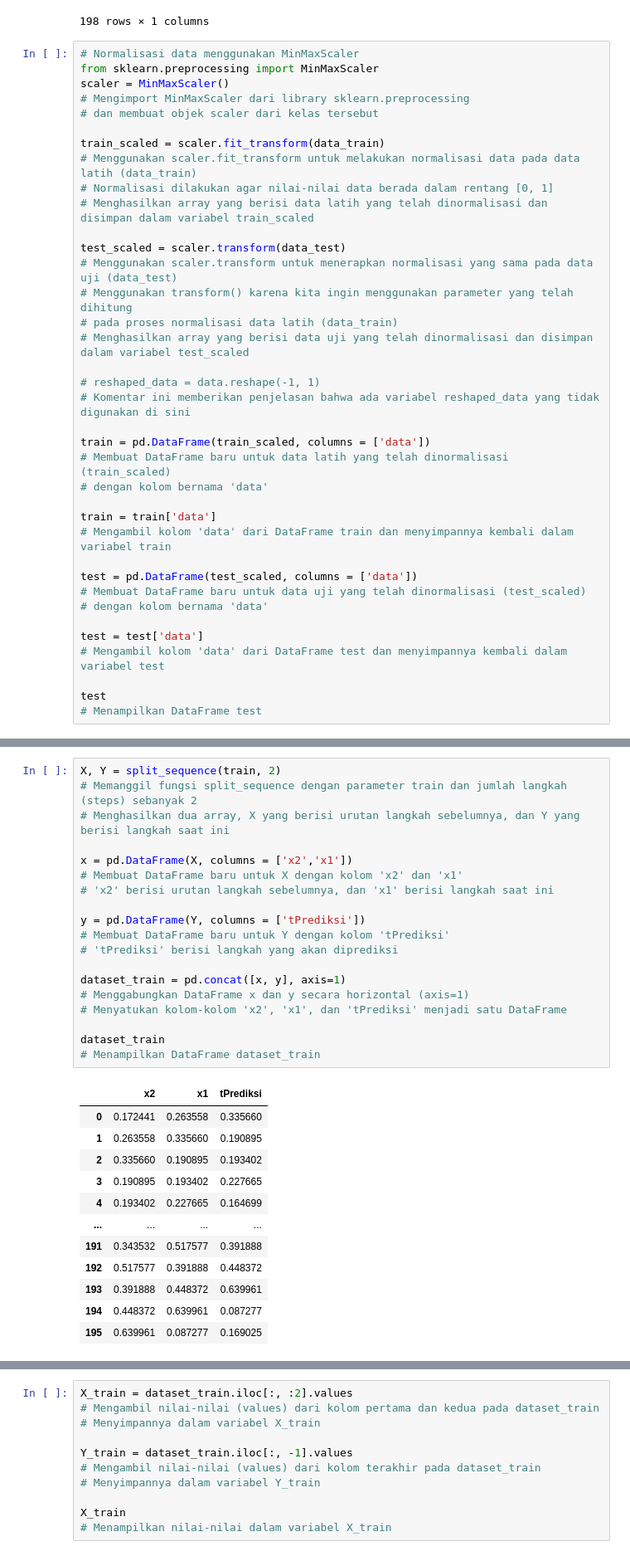
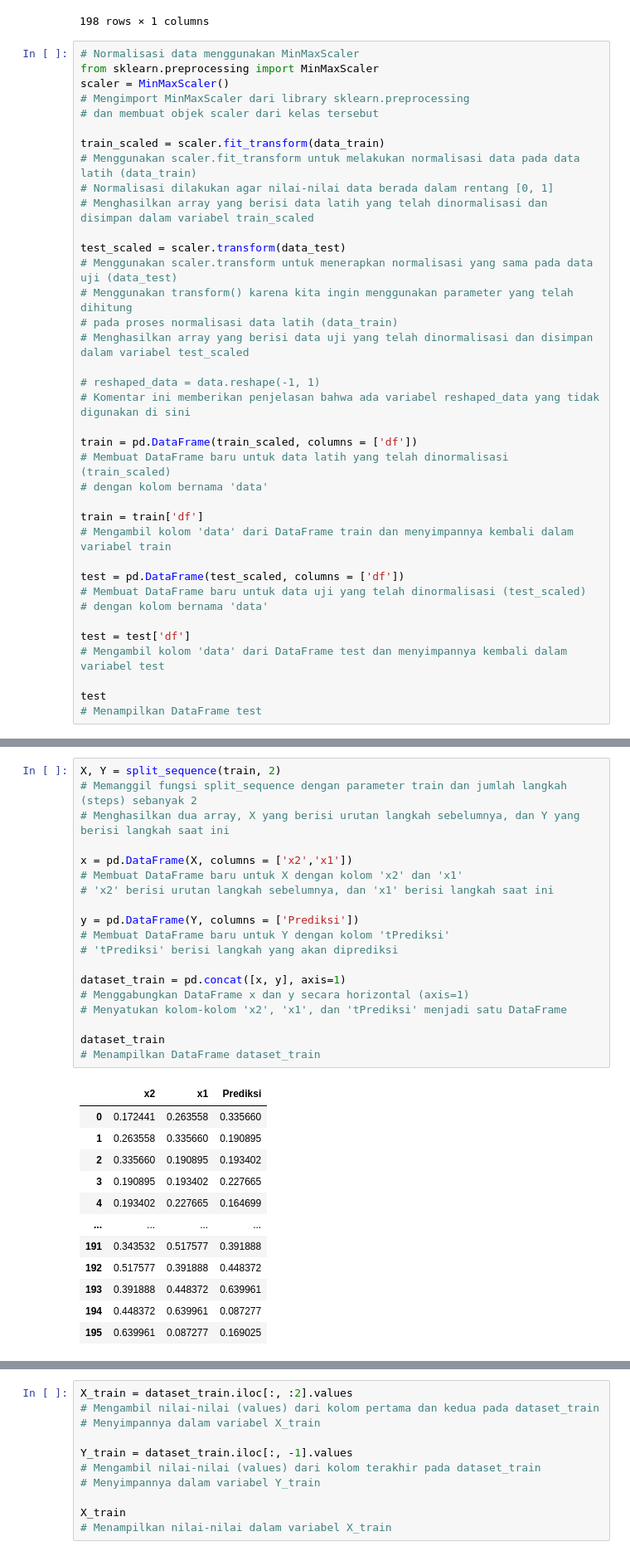
Before and after one commit to Purnomo-Ribut/UASPSD, a Jupyter notebook: prediksi fix.ipynb, the cells around one changed output, grey strips where cells are left out. Shown at 83% size. Cells and saved outputs as stored; diff of their text form.

Commit message:
update prediksi

```diff
--- a/prediksi fix.ipynb
+++ b/prediksi fix.ipynb
@@ -128,18 +124,18 @@ test_scaled = scaler.transform(data_test)
 # reshaped_data = data.reshape(-1, 1)
 # Komentar ini memberikan penjelasan bahwa ada variabel reshaped_data yang tidak digunakan di sini
 
-train = pd.DataFrame(train_scaled, columns = ['data'])
+train = pd.DataFrame(train_scaled, columns = ['df'])
 # Membuat DataFrame baru untuk data latih yang telah dinormalisasi (train_scaled)
 # dengan kolom bernama 'data'
 
-train = train['data']
+train = train['df']
 # Mengambil kolom 'data' dari DataFrame train dan menyimpannya kembali dalam variabel train
 
-test = pd.DataFrame(test_scaled, columns = ['data'])
+test = pd.DataFrame(test_scaled, columns = ['df'])
 # Membuat DataFrame baru untuk data uji yang telah dinormalisasi (test_scaled)
 # dengan kolom bernama 'data'
 
-test = test['data']
+test = test['df']
 # Mengambil kolom 'data' dari DataFrame test dan menyimpannya kembali dalam variabel test
 
 test
@@ -165,24 +161,24 @@ Name: data, dtype: float64
 # %%
 X, Y = split_sequence(train, 2)
 # Memanggil fungsi split_sequence dengan parameter train dan jumlah langkah (steps) sebanyak 2
 # Menghasilkan dua array, X yang berisi urutan langkah sebelumnya, dan Y yang berisi langkah saat ini
 
 x = pd.DataFrame(X, columns = ['x2','x1'])
 # Membuat DataFrame baru untuk X dengan kolom 'x2' dan 'x1'
 # 'x2' berisi urutan langkah sebelumnya, dan 'x1' berisi langkah saat ini
 
-y = pd.DataFrame(Y, columns = ['tPrediksi'])
+y = pd.DataFrame(Y, columns = ['Prediksi'])
 # Membuat DataFrame baru untuk Y dengan kolom 'tPrediksi'
 # 'tPrediksi' berisi langkah yang akan diprediksi
 
 dataset_train = pd.concat([x, y], axis=1)
 # Menggabungkan DataFrame x dan y secara horizontal (axis=1)
 # Menyatukan kolom-kolom 'x2', 'x1', dan 'tPrediksi' menjadi satu DataFrame
 
 dataset_train
 # Menampilkan DataFrame dataset_train
 # %% [output]
-|  | x2 | x1 | tPrediksi |
+|  | x2 | x1 | Prediksi |
 | 0 | 0.172441 | 0.263558 | 0.335660 |
 | 1 | 0.263558 | 0.335660 | 0.190895 |
 | 2 | 0.335660 | 0.190895 | 0.193402 |
```
Also changed, not shown: parts of 11 cells of this notebook, 1 other file.
